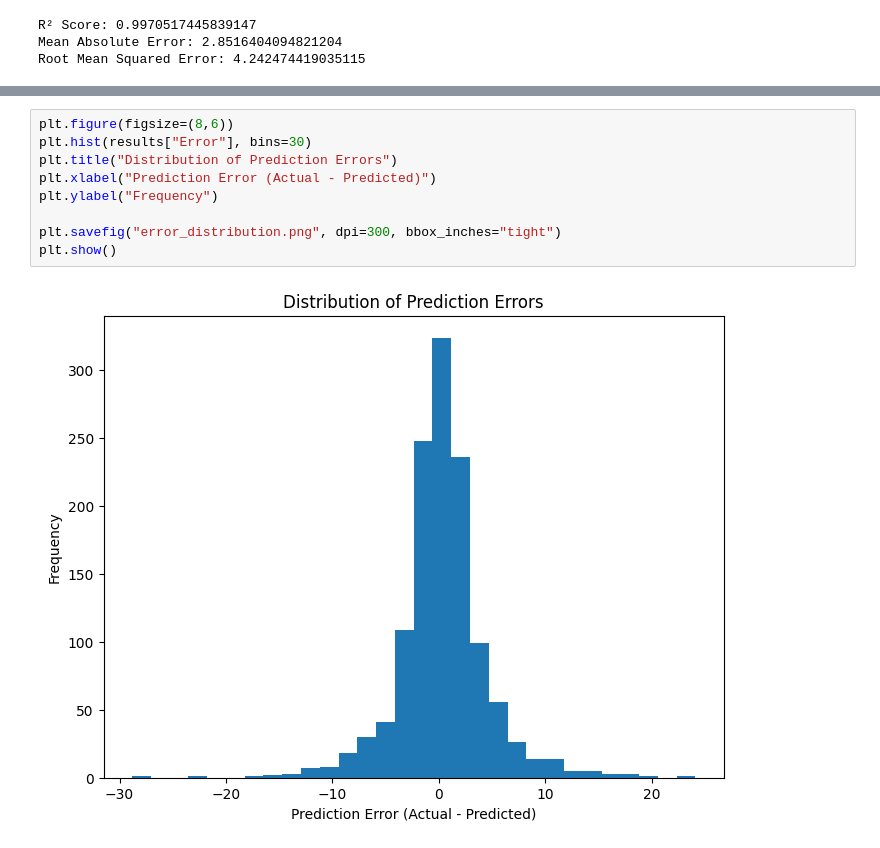
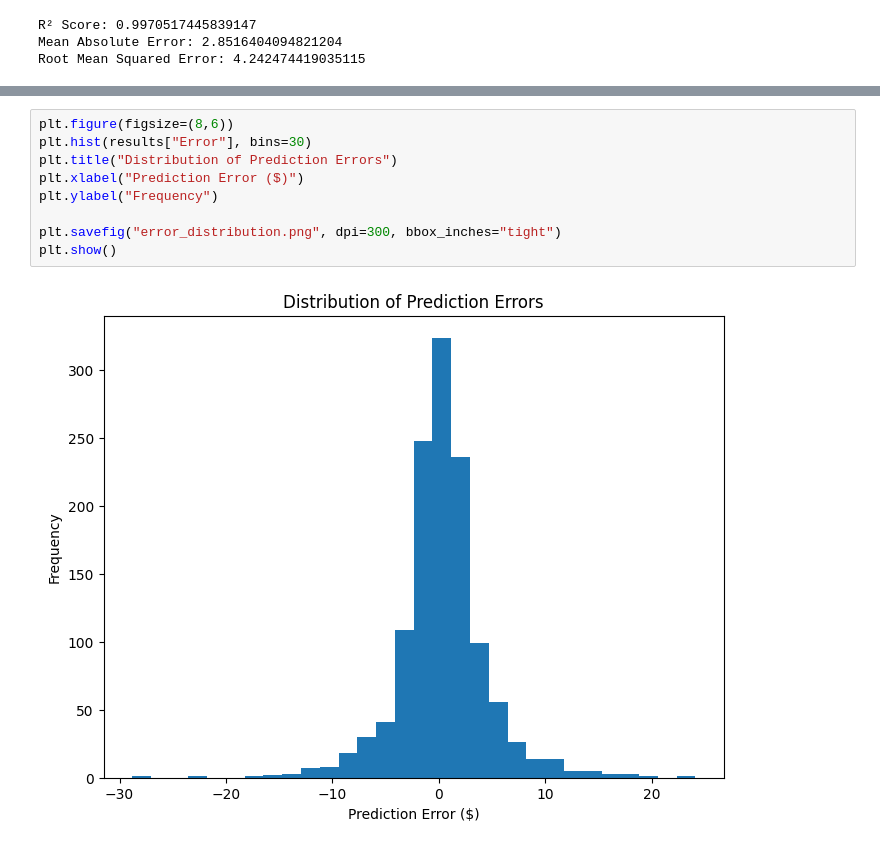
Before and after one commit to Jeffrey-AI-research/Stock-Market-Predictions-AI-Research, a Jupyter notebook: Stock_Market_Predictions_AI_Research_(LR_Revision_2).ipynb, the cells around one changed output, grey strips where cells are left out. Cells and saved outputs as stored; diff of their text form.

```diff
--- a/Stock_Market_Predictions_AI_Research_(LR_Revision_2).ipynb
+++ b/Stock_Market_Predictions_AI_Research_(LR_Revision_2).ipynb
@@ -217,11 +225,11 @@ plt.show()
 # %%
 plt.figure(figsize=(8,6))
 plt.hist(results["Error"], bins=30)
 plt.title("Distribution of Prediction Errors")
-plt.xlabel("Prediction Error (Actual - Predicted)")
+plt.xlabel("Prediction Error ($)")
 plt.ylabel("Frequency")
 
 plt.savefig("error_distribution.png", dpi=300, bbox_inches="tight")
 plt.show()
 # %% [output]
-[figure, old version]
+[figure, new version]
```
Also changed, not shown: parts of 4 cells of this notebook.
